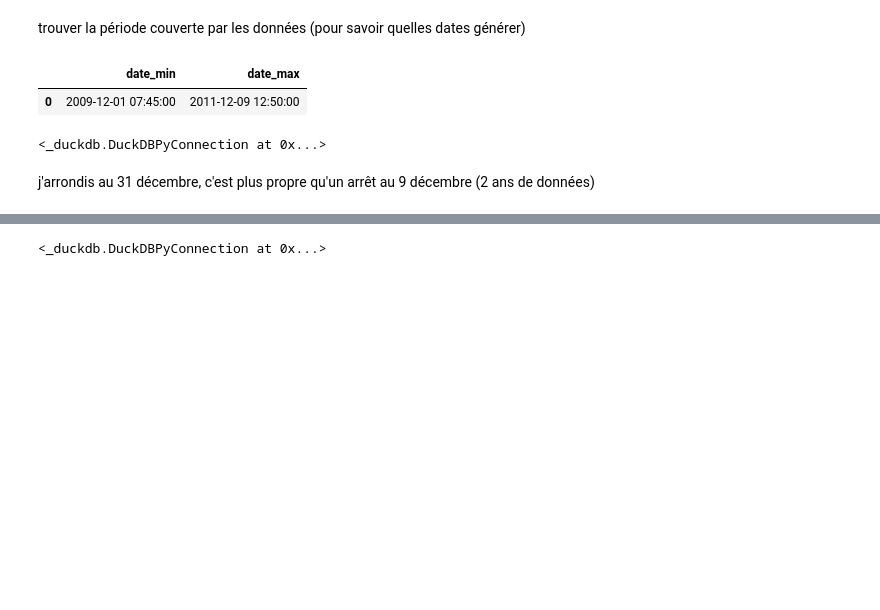
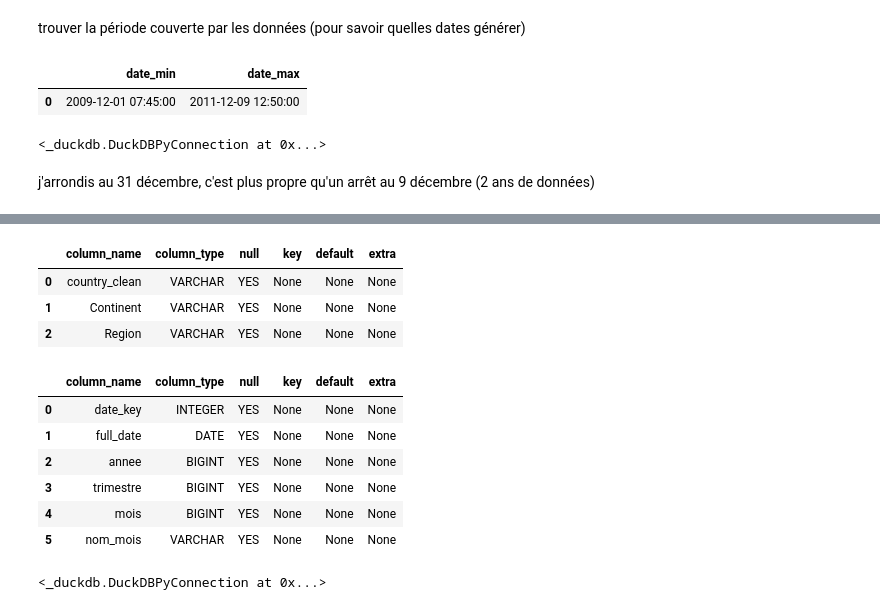
Before and after one commit to clawyunkai/Brief-15_retailcorps_Marketing, a Jupyter notebook: Alison_Client_géographie.ipynb, the cells around one changed output, grey strips where cells are left out. Drawn from its saved outputs; the diff is of its cells as text; code cells hidden in the pictures; blank space fills up the shorter version.

Commit message:
dim_client et dim_geographie finalisees (dedoublonnees), schema drawdb mis a jour

```diff
--- a/Alison_Client_géographie.ipynb
+++ b/Alison_Client_géographie.ipynb
@@ -373 +449,18 @@ j'arrondis au 31 décembre, c'est plus propre qu'un arrêt au 9 décembre (2 ans
+# %%
+con.execute("DESCRIBE dim_geographie").df()
+# %% [output]
+|  | column_name | column_type | null | key | default | extra |
+| 0 | country_clean | VARCHAR | YES | None | None | None |
+| 1 | Continent | VARCHAR | YES | None | None | None |
+| 2 | Region | VARCHAR | YES | None | None | None |
+# %%
+con.execute("DESCRIBE dim_date").df()
+# %% [output]
+|  | column_name | column_type | null | key | default | extra |
+| 0 | date_key | INTEGER | YES | None | None | None |
+| 1 | full_date | DATE | YES | None | None | None |
+| 2 | annee | BIGINT | YES | None | None | None |
+| 3 | trimestre | BIGINT | YES | None | None | None |
+| 4 | mois | BIGINT | YES | None | None | None |
+| 5 | nom_mois | VARCHAR | YES | None | None | None |
 # %%
```
Also changed, not shown: parts of 14 cells of this notebook, 3 other files.
